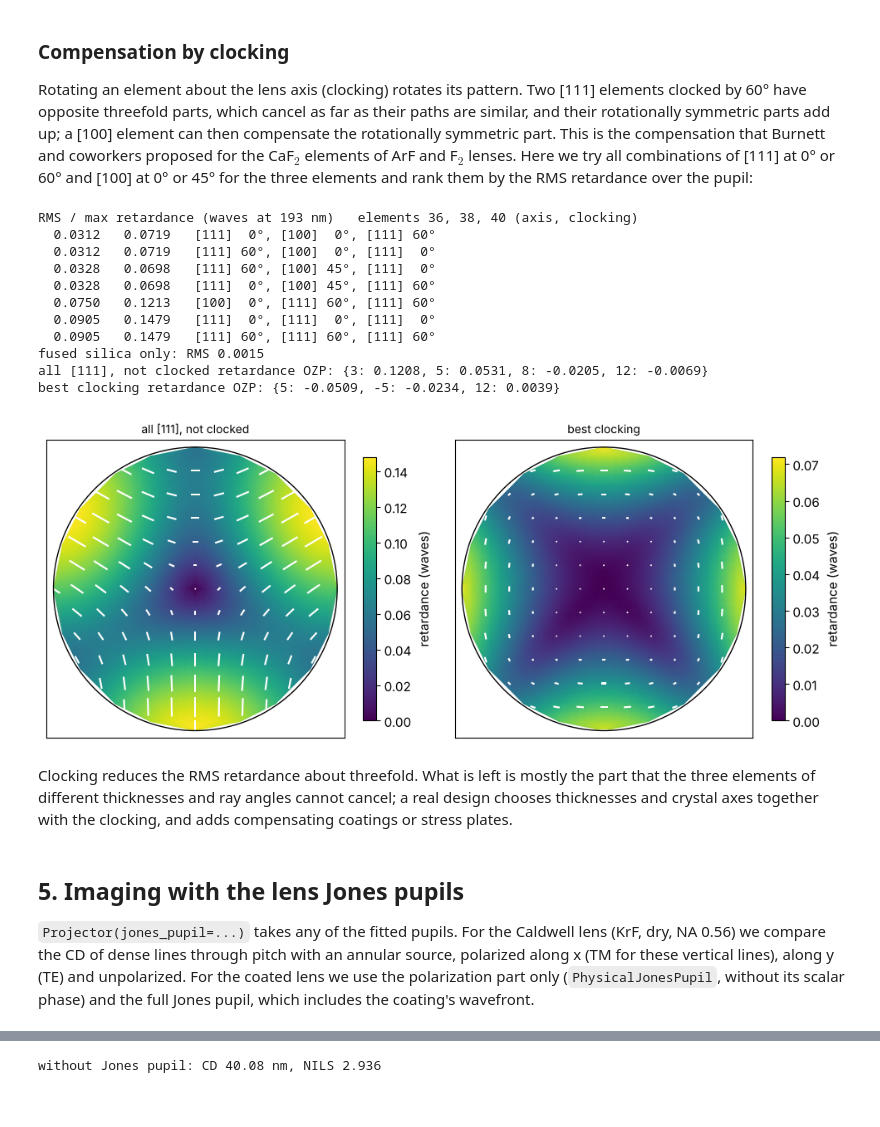
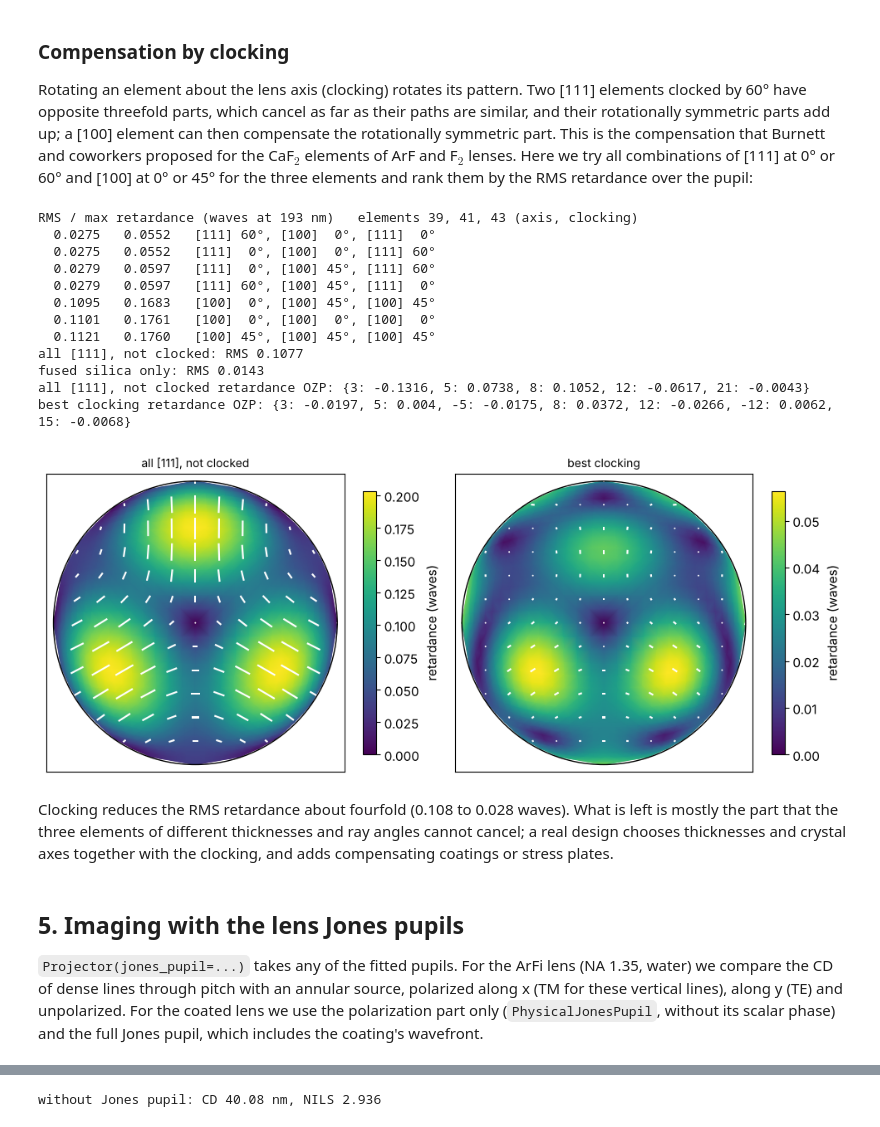
Before and after one commit to aeberspaecher/pyoptics, a Jupyter notebook: notebooks/31_litho_jones_pupil.ipynb, the cells around one changed output, grey strips where cells are left out. Cells and saved outputs as stored; diff of their text form; code cells hidden in the pictures.

```diff
--- a/notebooks/31_litho_jones_pupil.ipynb
+++ b/notebooks/31_litho_jones_pupil.ipynb
@@ -304,8 +309,8 @@ quarter wave coating of section 2:
 # %%
 from pyoptics import thin_films
 
-n_glass_arf = 1.5603
-wl_arf = 193.4
+n_glass_arf = SIO2_ARF
+wl_arf = system.wavelength_nm
 layer = lens.quarter_wave_coating(n_glass_arf, wl_arf)[0]
 angles = np.radians(np.linspace(0.0, 75.0, 151))
 
@@ -319,6 +324,24 @@ def surface_polarization(n_layer, d_layer):
     retardance = np.angle(t["p"]/t["s"])/(2*np.pi)  # waves
     return retardance, (T["p"] - T["s"])/(T["p"] + T["s"])
 
+def max_angles_in_air(system, N=21):
+    # largest angle of incidence on each surface, on the gas side (Snell), over the pupil and field
+    n = system.n
+    frames = system.frames()[0]
+    p = np.linspace(-1, 1, N)
+    PX, PY = np.meshgrid(p, p)
+    inside = PX**2 + PY**2 <= 1
+    worst = np.zeros(len(system.surfaces))
+    for field in (0.0, system.max_field):
+        b = system.trace_pupil(field, PX[inside], PY[inside])
+        for i, s in enumerate(system.surfaces):
+            o, R = frames[i]
+            Q = (b.points[i + 1][b.valid] - o) @ R
+            cos_i = np.abs(np.sum(s.normal(Q)*(b.directions[i][b.valid] @ R), axis=-1))
+            worst[i] = max(worst[i], np.max(n[i]*np.sqrt(1 - cos_i**2)))
+    return np.degrees(np.arcsin(np.clip(worst, 0, 1)))
+
+aoi = max_angles_in_air(system)
 fig, axes = plt.subplots(1, 2, figsize=(12, 4))
 for (n_l, d_l), name in (((1.0, 0.0), "uncoated"), (layer, "quarter wave coating")):
     ret, dia = surface_polarization(n_l, d_l)
@@ -326,7 +349,12 @@ for (n_l, d_l), name in (((1.0, 0.0), "uncoated"), (layer, "quarter wave coating
     axes[1].plot(np.degrees(angles), dia, label=name)
 axes[0].set_ylabel("retardance per surface (mwaves)"), axes[1].set_ylabel("diattenuation per surface")
 for ax in axes:
+    for a in aoi[1:-1]:
+        ax.axvline(a, color="0.6", lw=0.6, alpha=0.6)
     ax.set_xlabel("angle of incidence in air (deg)"), ax.grid(alpha=0.3), ax.legend()
-axes[0].set_title("193 nm, air to fused silica", fontsize=10)
+axes[0].set_title("193 nm, air to fused silica; grey: largest angle on each surface of the lens", fontsize=10)
 plt.tight_layout()
+gas = aoi[:-1]  # the glass to water surface has no gas side
+print("surfaces with the largest angles (surface: deg):",
+      ", ".join("{}: {:.0f}".format(system.surfaces[i].label, gas[i]) for i in np.argsort(gas)[::-1][:6]))
 # %% [output]
@@ -362,7 +389,7 @@ quarter wave coating.
 # %%
 DN_ARF = -3.4e-7  # CaF2 at 193 nm, Burnett et al. (2001)
-dn = DN_ARF*system.wavelength_nm/193.4
-caf2 = (36, 38, 40)
+dn = DN_ARF
+caf2 = (38, 40, 42)
 
 def crystal_pupil(axes_clockings, N=33):
     media = {i: lens.CubicCrystal(dn, a, np.radians(c)) for i, (a, c) in zip(caf2, axes_clockings)}
@@ -377,9 +404,9 @@ r_si = coated
 plot_orientation((r_si.P_x, r_si.P_y, retardance_orientator(r_si)), ax=axes[0],
                  title="fused silica (coating only)", label="retardance (waves)")
 for ax, axis in zip(axes[1:], ("111", "100")):
-    media = {38: lens.CubicCrystal(dn, axis)}
+    media = {42: lens.CubicCrystal(dn, axis)}
     r = lens.lens_jones_pupil(system, N=33, coating=coating, birefringent=media)
     plot_orientation((r.P_x, r.P_y, retardance_orientator(r)), ax=ax,
-                     title="element 38 (73 mm) in CaF$_2$ [{}]".format(axis), label="retardance (waves)")
+                     title="last element (60 mm) in CaF$_2$ [{}]".format(axis), label="retardance (waves)")
 plt.tight_layout()
 # %% [output]
@@ -405,43 +432,45 @@ retardance over the pupil:
 # %%
 import itertools
 
 options = [("111", 0), ("111", 60), ("100", 0), ("100", 45)]
 ranking = []
 for combo in itertools.product(options, repeat=3):
     g = retardance_orientator(crystal_pupil(combo, N=21))
     ranking.append((np.sqrt(np.mean(np.abs(g)**2)), np.abs(g).max(), combo))
 ranking.sort(key=lambda row: row[0])
-print("RMS / max retardance (waves at 193 nm)   elements 36, 38, 40 (axis, clocking)")
+print("RMS / max retardance (waves at 193 nm)   elements 39, 41, 43 (axis, clocking)")
 for rms, peak, combo in ranking[:4] + ranking[-3:]:
     print("{:8.4f} {:8.4f}   {}".format(rms, peak, ", ".join("[{}] {:>2d}°".format(a, c) for a, c in combo)))
+print("all [111], not clocked: RMS {:.4f}".format(next(rms for rms, _, c in ranking if c == (("111", 0),)*3)))
 print("fused silica only: RMS {:.4f}".format(np.sqrt(np.mean(np.abs(retardance_orientator(coated))**2))))
 
-worst, best = ranking[-1][2], ranking[0][2]
-crystal = {"all [111], not clocked": crystal_pupil(worst), "best clocking": crystal_pupil(best)}
+unclocked, best = (("111", 0),)*3, ranking[0][2]
+crystal = {"all [111], not clocked": crystal_pupil(unclocked), "best clocking": crystal_pupil(best)}
 fig, axes = plt.subplots(1, 2, figsize=(10, 4.3))
 vmax = max(np.abs(retardance_orientator(r)).max() for r in crystal.values())
 for ax, (name, r) in zip(axes, crystal.items()):
     plot_orientation((r.P_x, r.P_y, retardance_orientator(r)), ax=ax, title=name, scale=vmax,
                      label="retardance (waves)")
 plt.tight_layout()
 for name, r in crystal.items():
     f, _ = jp.PhysicalJonesPupil.fit(r.P_x, r.P_y, r.J, n_terms=25)
     print(name, "retardance OZP:", large(f.retardance, 3e-3))
 # %% [output]
-RMS / max retardance (waves at 193 nm)   elements 36, 38, 40 (axis, clocking)
-  0.0312   0.0719   [111]  0°, [100]  0°, [111] 60°
-  0.0312   0.0719   [111] 60°, [100]  0°, [111]  0°
-  0.0328   0.0698   [111] 60°, [100] 45°, [111]  0°
-  0.0328   0.0698   [111]  0°, [100] 45°, [111] 60°
-  0.0750   0.1213   [100]  0°, [111] 60°, [111] 60°
-  0.0905   0.1479   [111]  0°, [111]  0°, [111]  0°
-  0.0905   0.1479   [111] 60°, [111] 60°, [111] 60°
-fused silica only: RMS 0.0015
-all [111], not clocked retardance OZP: {3: 0.1208, 5: 0.0531, 8: -0.0205, 12: -0.0069}
-best clocking retardance OZP: {5: -0.0509, -5: -0.0234, 12: 0.0039}
+RMS / max retardance (waves at 193 nm)   elements 39, 41, 43 (axis, clocking)
+  0.0275   0.0552   [111] 60°, [100]  0°, [111]  0°
+  0.0275   0.0552   [111]  0°, [100]  0°, [111] 60°
+  0.0279   0.0597   [111]  0°, [100] 45°, [111] 60°
+  0.0279   0.0597   [111] 60°, [100] 45°, [111]  0°
+  0.1095   0.1683   [100]  0°, [100] 45°, [100] 45°
+  0.1101   0.1761   [100]  0°, [100]  0°, [100]  0°
+  0.1121   0.1760   [100] 45°, [100] 45°, [100] 45°
+all [111], not clocked: RMS 0.1077
+fused silica only: RMS 0.0143
+all [111], not clocked retardance OZP: {3: -0.1316, 5: 0.0738, 8: 0.1052, 12: -0.0617, 21: -0.0043}
+best clocking retardance OZP: {3: -0.0197, 5: 0.004, -5: -0.0175, 8: 0.0372, 12: -0.0266, -12: 0.0062, 15: -0.0068}
-[figure, old version]
+[figure, new version]
 # %% [markdown]
-Clocking reduces the RMS retardance about threefold. What is left is mostly
+Clocking reduces the RMS retardance about fourfold (0.108 to 0.028 waves). What is left is mostly
 the part that the three elements of different thicknesses and ray angles
 cannot cancel; a real design chooses thicknesses and crystal axes together
 with the clocking, and adds compensating coatings or stress plates.
@@ -449,7 +478,7 @@ with the clocking, and adds compensating coatings or stress plates.
 ## 5. Imaging with the lens Jones pupils
 
 `Projector(jones_pupil=...)` takes any of the fitted pupils. For the
-Caldwell lens (KrF, dry, NA 0.56) we compare the CD of dense lines through
+ArFi lens (NA 1.35, water) we compare the CD of dense lines through
 pitch with an annular source, polarized along x (TM for these vertical
 lines), along y (TE) and unpolarized. For the coated lens we use the
 polarization part only (`PhysicalJonesPupil`, without its scalar phase) and
```
Also changed, not shown: parts of 19 cells of this notebook, 5 other files.
